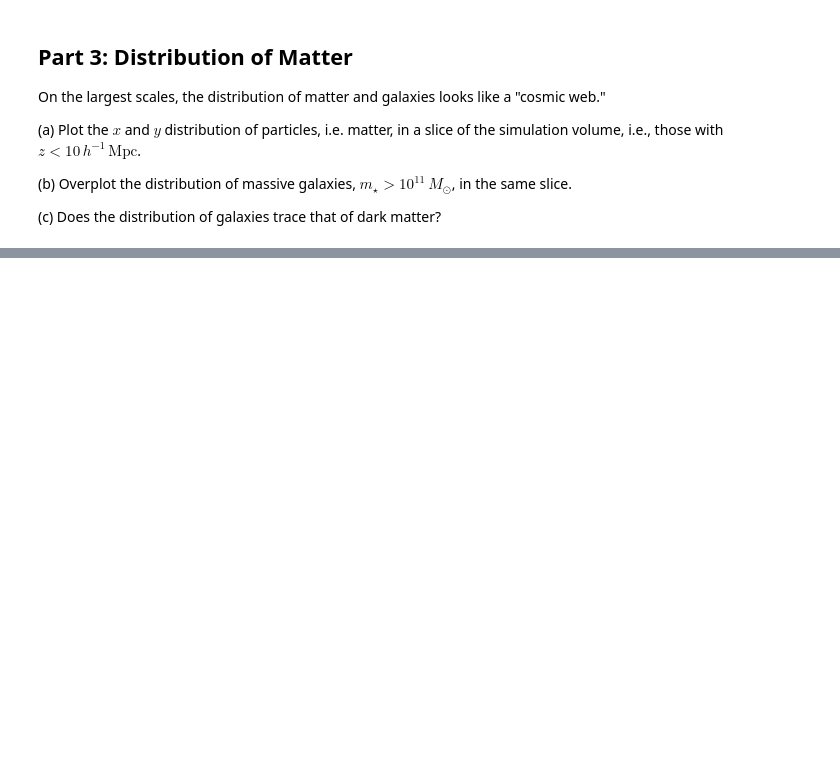
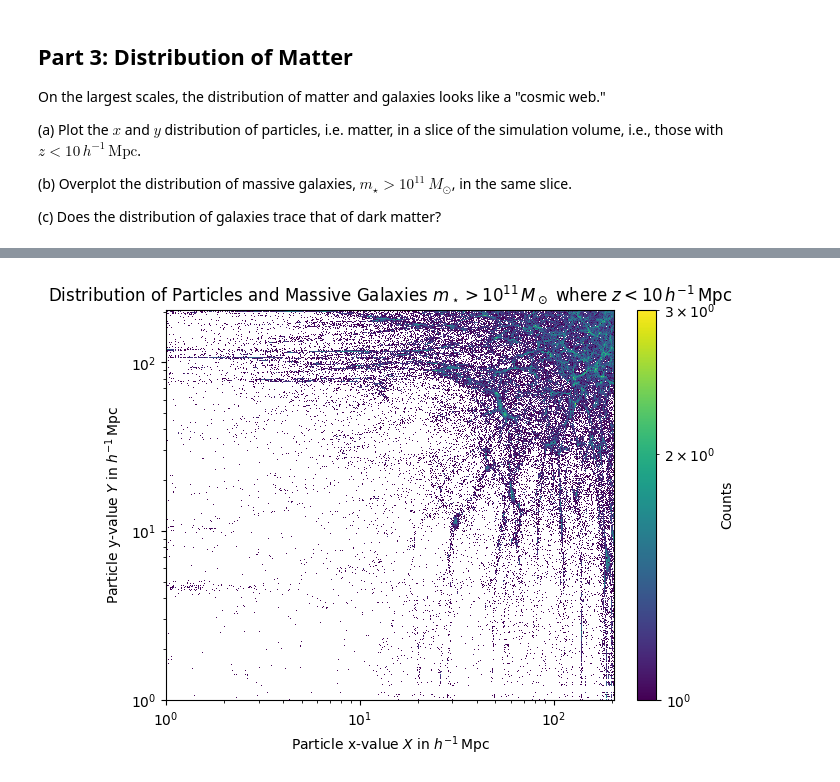
Before and after one commit to queue-h/ISCI-396, a Jupyter notebook: data_visualization/Class_3.ipynb, the cells around one changed output, grey strips where cells are left out. Cells and saved outputs as stored; diff of their text form; code cells hidden in the pictures; blank space fills up the shorter version.

```diff
--- a/data_visualization/Class_3.ipynb
+++ b/data_visualization/Class_3.ipynb
@@ -240,0 +317,41 @@ On the largest scales, the distribution of matter and galaxies looks like a "cos
+# %%
+# particle data
+particle_data = pd.read_csv('./data/Class_3_particles.csv')
+px_list = particle_data['x']
+py_list = particle_data['y']
+pz_list = particle_data['z']
+
+pz_slice = pz_list < 10
+slice_px = px_list[pz_slice]
+slice_py = py_list[pz_slice]
+
+# galaxy data
+galaxy_data = pd.read_csv('./data/Class_3_galaxies.csv')
+gx_list = galaxy_data['x']
+gy_list = galaxy_data['y']
+gz_list = galaxy_data['z']
+gm_list = galaxy_data['mstar']
+
+big_m = gm_list > pow(10, 11)
+slice_gz = gz_list < 10
+big_slice_gx = (gx_list[big_m])[slice_gz]
+big_slice_gy = (gy_list[big_m])[slice_gz]
+
+fig, ax = plt.subplots(layout='constrained')
+
+x_bins = np.geomspace(1, max(max(px_list), max(gx_list)), 1000)
+y_bins = np.geomspace(1, max(max(py_list), max(gy_list)), 1000)
+
+ax.set_xscale('log')
+ax.set_yscale('log')
+
+plt.title(r'Distribution of Particles and Massive Galaxies $m_\star > 10^{11} \, M_\odot$ where $z < 10 \, h^{-1} \, \mathrm{Mpc}$')
+plt.xlabel(r'Particle x-value $X$ in $h^{-1} \, \mathrm{Mpc}$')
+plt.ylabel(r'Particle y-value $Y$ in $h^{-1} \, \mathrm{Mpc}$')
+
+plt.hist2d(slice_px, slice_py, norm=LogNorm(), bins = (x_bins, y_bins))
+plt.hist2d(big_slice_gx, big_slice_gy, norm=LogNorm(), bins = (x_bins, y_bins))
+plt.colorbar(label = 'Counts')
+plt.show()
+# %% [output]
+[figure, added]
```
Also changed, not shown: parts of 10 cells of this notebook, 3 other files.
